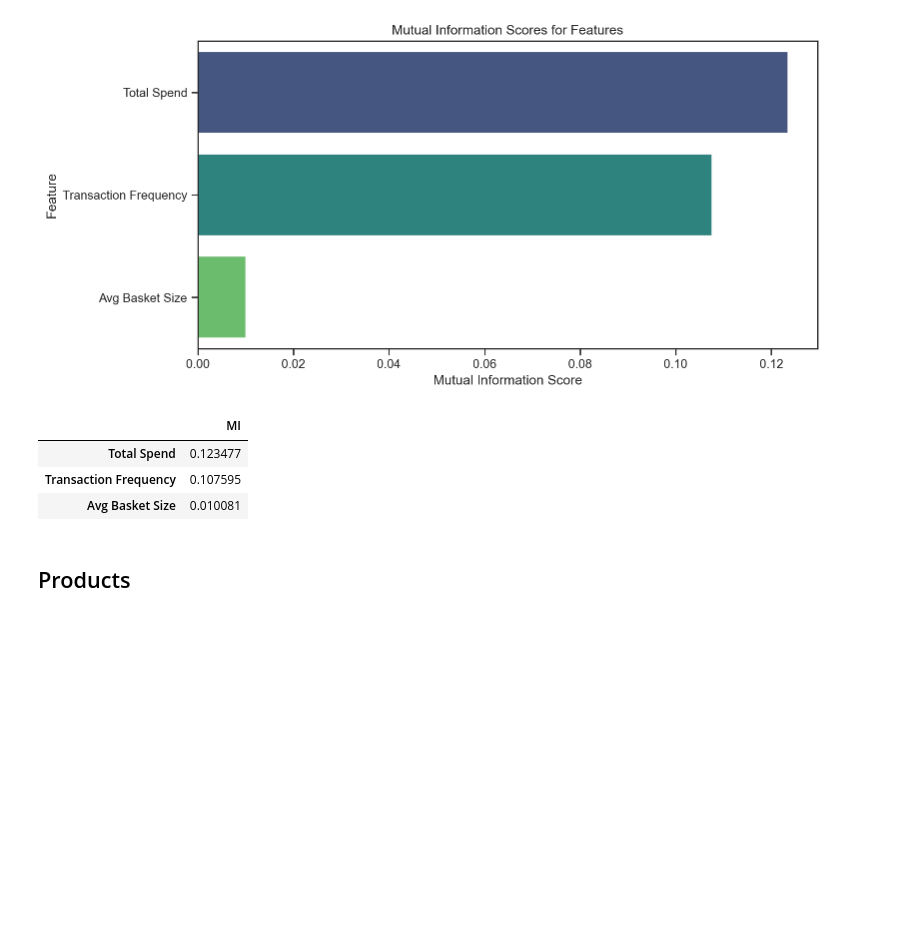
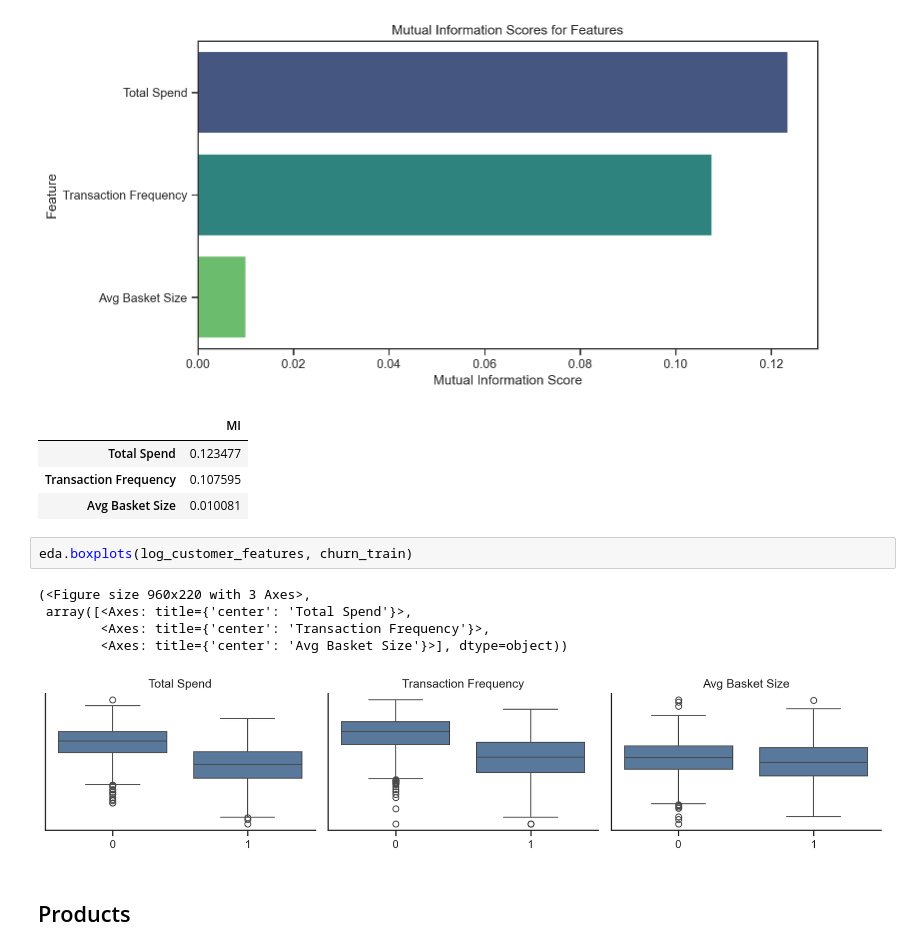
Before and after one commit to Kasperclowes/QBUS3820-Group-Assignment, a Jupyter notebook: RUN.ipynb, the cells around one changed output. Drawn from its saved outputs; the diff is of its cells as text; blank space fills up the shorter version.

Commit message:
added boxplots

```diff
--- a/RUN.ipynb
+++ b/RUN.ipynb
@@ -289,6 +289,14 @@ eda.mutual_information_table(log_customer_features, target=churn_train, continuo
 | Total Spend | 0.123477 |
 | Transaction Frequency | 0.107595 |
 | Avg Basket Size | 0.010081 |
+# %%
+eda.boxplots(log_customer_features, churn_train)
+# %% [output]
+(<Figure size 960x220 with 3 Axes>,
+ array([<Axes: title={'center': 'Total Spend'}>,
+        <Axes: title={'center': 'Transaction Frequency'}>,
+        <Axes: title={'center': 'Avg Basket Size'}>], dtype=object))
+[figure, added]
 # %% [markdown]
 ## Products
 # %%
```
Also changed, not shown: 1 other file.
